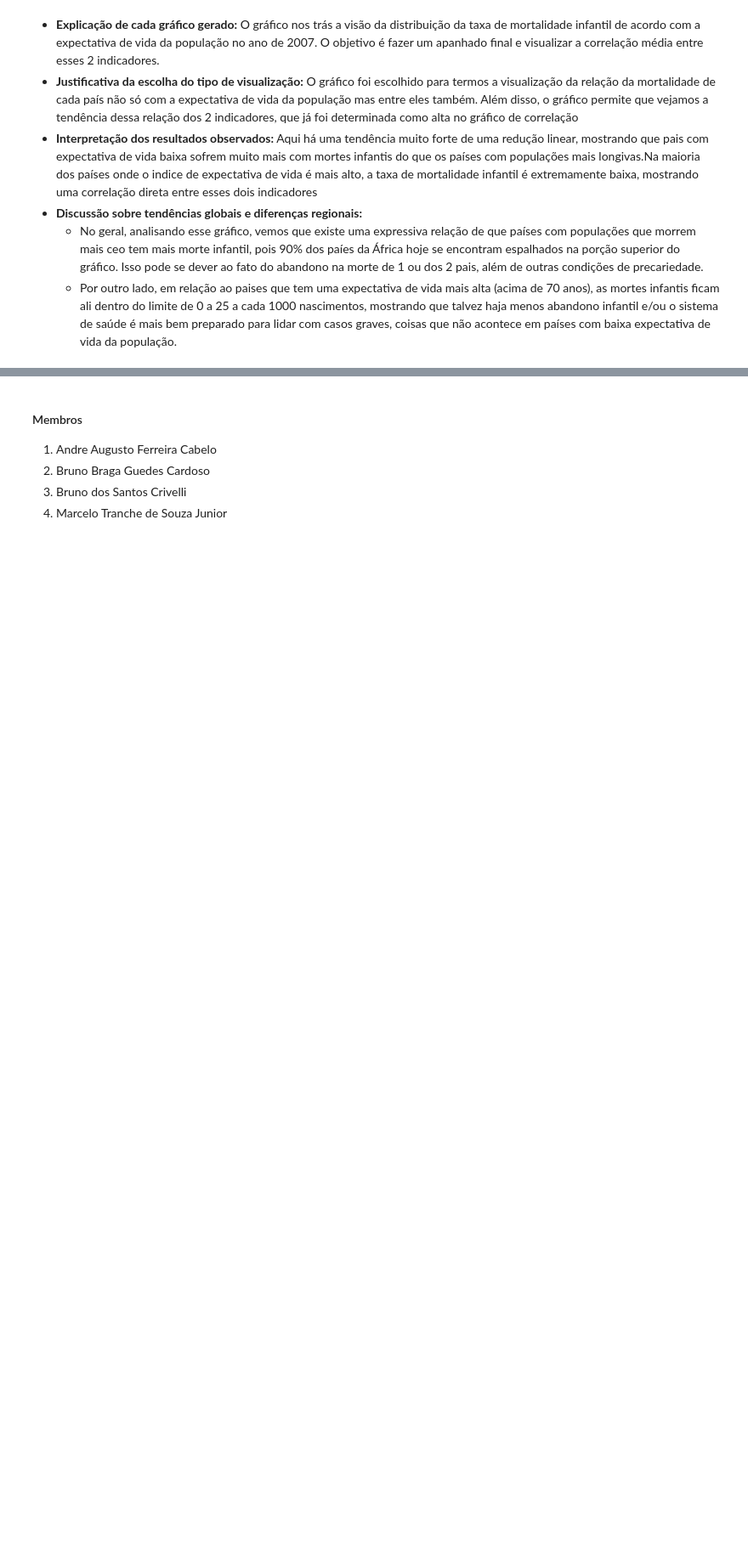
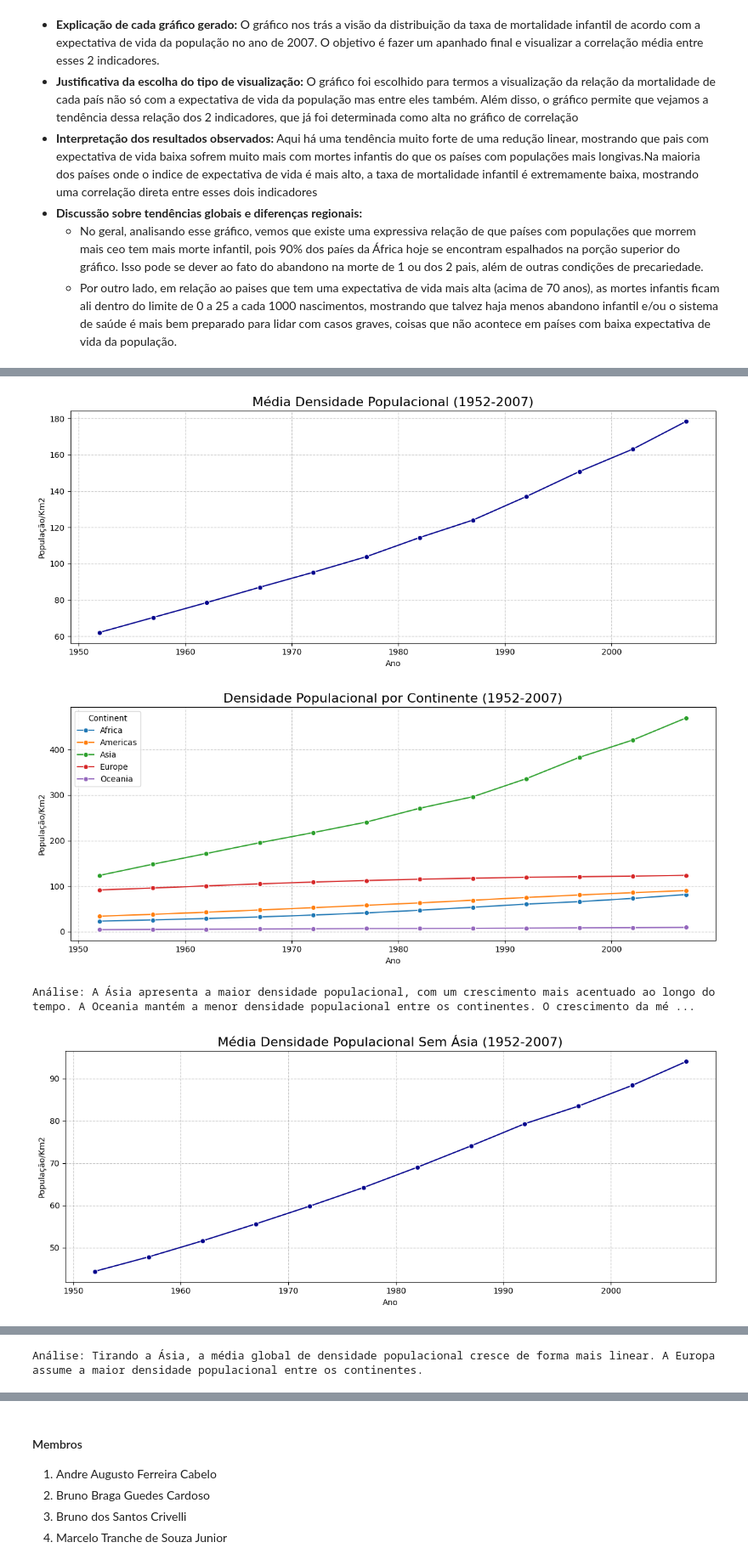
Before and after one commit to brunobgcardoso/avaliacao-python-ciencia-dados, a Jupyter notebook: src/Projeto.ipynb, the cells around one changed output, grey strips where cells are left out. Shown at 85% size. Drawn from its saved outputs; the diff is of its cells as text; code cells hidden in the pictures; blank space fills up the shorter version.

```diff
--- a/src/Projeto.ipynb
+++ b/src/Projeto.ipynb
@@ -1862,0 +2059,66 @@ plot_scatter(
+# %%
+col = 'popDensityPerSquareKm'
+
+md_global = df.groupby('year')[col].mean().reset_index()
+
+plot_line(
+    data=md_global,
+    x='year',
+    y=col,
+    titulo='Média Densidade Populacional (1952-2007)',
+    label_x='Ano',
+    label_y='População/Km2',
+    marker='o',
+    color='darkblue'
+)
+
+md_continente = df.groupby(['year', 'continent'])[col].mean().reset_index()
+
+plot_line(
+    data=md_continente,
+    x='year',
+    y=col,
+    titulo='Densidade Populacional por Continente (1952-2007)',
+    label_x='Ano',
+    label_y='População/Km2',
+    hue='continent',
+    marker='o'
+)
+
+print ("Análise: A Ásia apresenta a maior densidade populacional, com um crescimento mais acentuado ao longo do tempo. A Oceania mantém a menor densidade populacional entre os continentes. O crescimento da média global claramente está acompanhando o comportamento quase exponencial da Ásia.")
+
+df_sem_asia = df[df['continent'] != 'Asia']
+
+md_global = df_sem_asia.groupby('year')[col].mean().reset_index()
+
+# Grafico
+plot_line(
+    data=md_global,
+    x='year',
+    y=col,
+    titulo='Média Densidade Populacional Sem Ásia (1952-2007)',
+    label_x='Ano',
+    label_y='População/Km2',
+    marker='o',
+    color='darkblue'
+)
+
+md_continente = df_sem_asia.groupby(['year', 'continent'])[col].mean().reset_index()
+
+plot_line(
+    data=md_continente,
+    x='year',
+    y=col,
+    titulo='Densidade Populacional por Continente Sem Ásia (1952-2007)',
+    label_x='Ano',
+    label_y='População/Km2',
+    hue='continent',
+    marker='o'
+)
+
+print ("Análise: Tirando a Ásia, a média global de densidade populacional cresce de forma mais linear. A Europa assume a maior densidade populacional entre os continentes.")
+# %% [output]
+[figure, added]
+[figure, added]
+Análise: A Ásia apresenta a maior densidade populacional, com um crescimento mais acentuado ao longo do tempo. A Oceania mantém a menor densidade populacional entre os continentes. O crescimento da mé ...
+[figure, added]
@@ -1862,0 +2126 @@ plot_scatter(
+Análise: Tirando a Ásia, a média global de densidade populacional cresce de forma mais linear. A Europa assume a maior densidade populacional entre os continentes.
```
Also changed, not shown: parts of 11 cells of this notebook.
